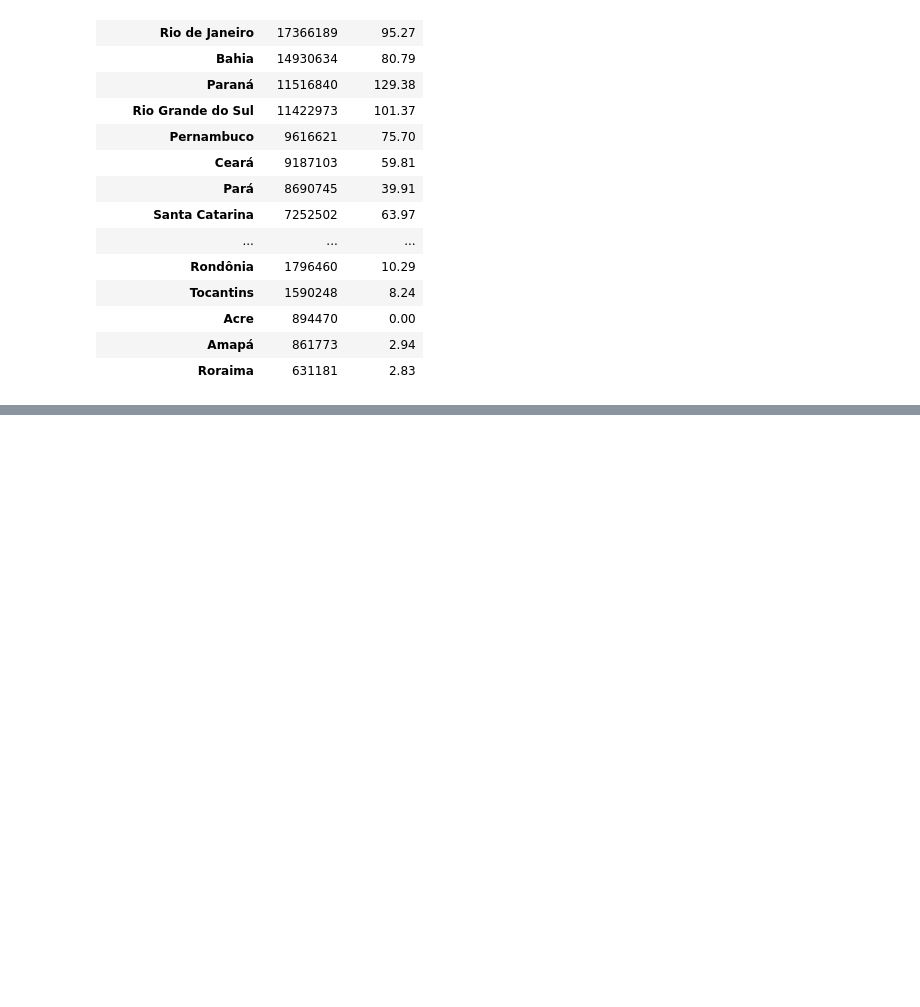
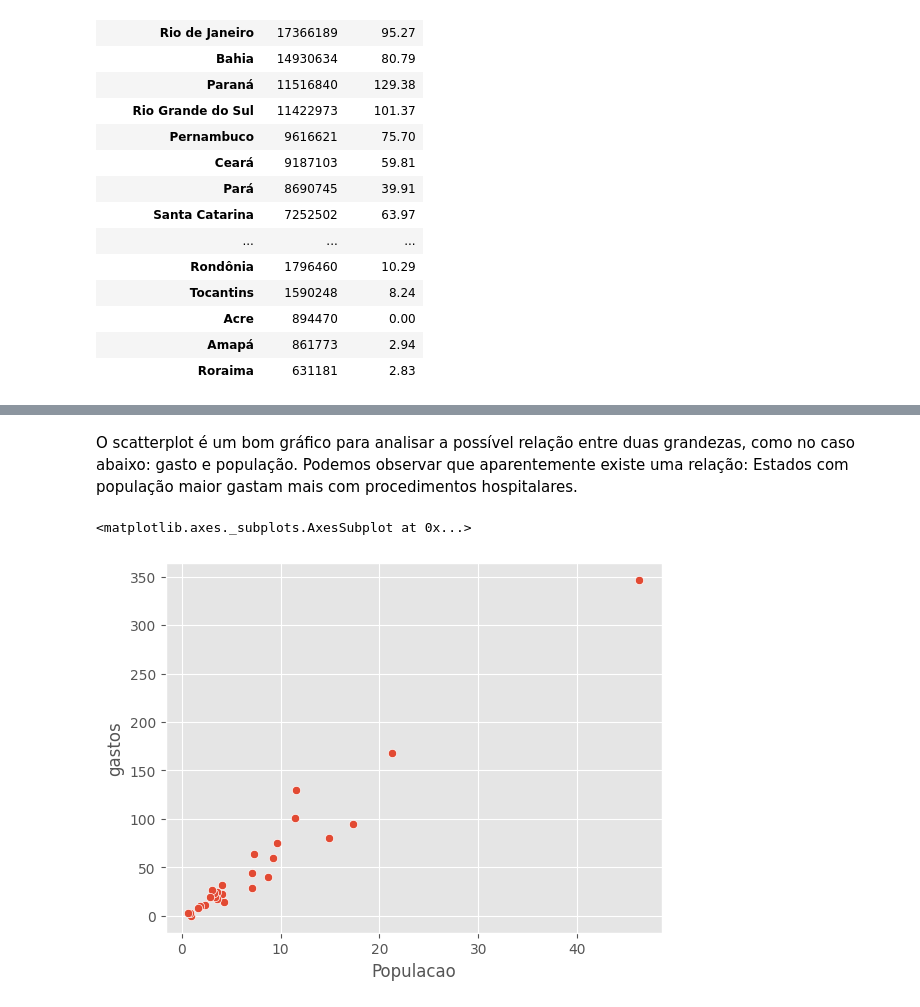
Before and after one commit to marcoantonioafernandes/bootcamp_data_science_aulas, a Jupyter notebook: Bootcamp_DS_Alura.ipynb, the cells around one changed output, grey strips where cells are left out. Drawn from its saved outputs; the diff is of its cells as text; code cells hidden in the pictures; blank space fills up the shorter version.

```diff
--- a/Bootcamp_DS_Alura.ipynb
+++ b/Bootcamp_DS_Alura.ipynb
@@ -966,0 +1010,8 @@ population_data.join(data_last_month)
+# %% [markdown]
+O scatterplot é um bom gráfico para analisar a possível relação entre duas grandezas, como no caso abaixo: gasto e população.
+Podemos observar que aparentemente existe uma relação: Estados com população maior gastam mais com procedimentos hospitalares.
+# %%
+sns.scatterplot(data=population_spending_data/1000000, x="Populacao", y="gastos")
+# %% [output]
+<matplotlib.axes._subplots.AxesSubplot at 0x...>
+[figure, added]
```
Also changed, not shown: parts of 36 cells of this notebook.
